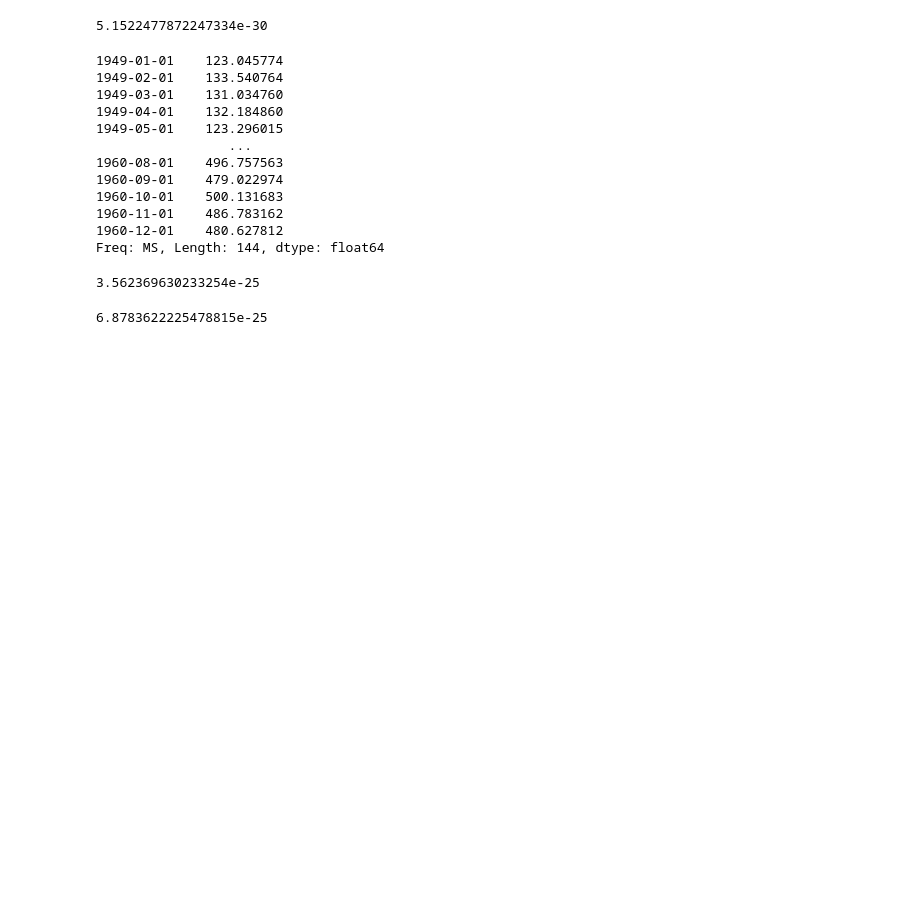
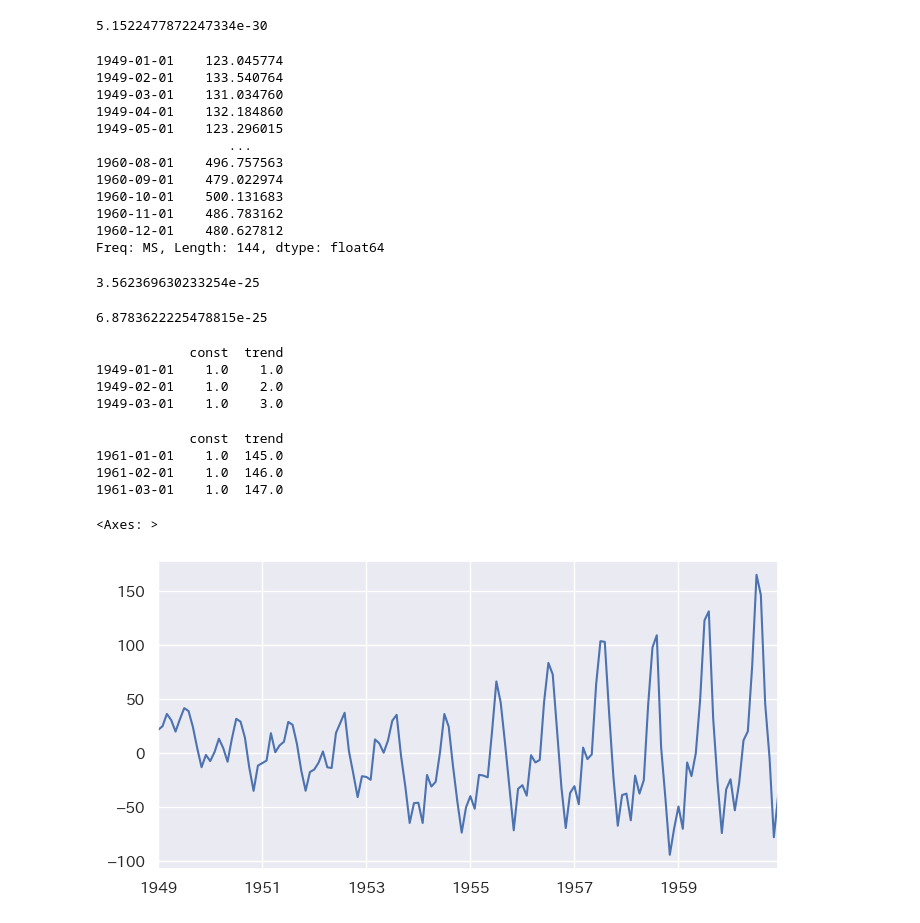
Before and after one commit to maton369/Python_Time_Series_Intro, a Jupyter notebook: 3-2-季節調整とトレンド除去.ipynb, the cells around one changed output. Cells and saved outputs as stored; diff of their text form; code cells hidden in the pictures; blank space fills up the shorter version.

```diff
--- a/3-2-季節調整とトレンド除去.ipynb
+++ b/3-2-季節調整とトレンド除去.ipynb
@@ -745,3 +745,79 @@ desea_sk_mul = transformer_mul.fit_transform(air_passengers.to_period())
 sum((desea_sk_mul["value"] - deseasonalized_mul.to_period()) ** 2)
 # %% [output]
 6.8783622225478815e-25
+# %%
+# ==========================================================
+# トレンド（説明変数）の生成
+# ==========================================================
+# TimeTrend：
+#   statsmodels.tsa.deterministic に含まれる補助クラス。
+#   時系列データに対してトレンド（時間の進行を表す変数）を生成する。
+#
+# constant=True：
+#   定数項（切片）を含める。回帰モデルで y = β₀ + β₁t の形になる。
+#
+# order=1：
+#   1次のトレンド（線形トレンド）を作成する設定。
+#   2次以上を指定すると二次曲線的トレンドも表現可能。
+#
+# in_sample()：
+#   指定されたインデックス（ここでは air_passengers の年月）に基づき、
+#   トレンド変数をデータフレーム形式で出力する。
+# ==========================================================
+
+trend_generator = TimeTrend(constant=True, order=1)
+exog = trend_generator.in_sample(air_passengers.index)
+
+# 生成された説明変数（トレンド成分）の確認
+print(exog.head(3))
+# %% [output]
+            const  trend
+1949-01-01    1.0    1.0
+1949-02-01    1.0    2.0
+1949-03-01    1.0    3.0
+# %%
+# ==========================================================
+# 参考：将来予測用のトレンド（説明変数）の生成
+# ==========================================================
+# out_of_sample(steps, index)
+#   → 既存データ（air_passengers.index）の後ろに続く未来時点の
+#      トレンド変数を生成する。
+#
+# 引数：
+#   steps：生成したい将来の期間数（ここでは 3 期先まで）
+#   index：既存のインデックス（＝観測済みデータの時間軸）
+#
+# 出力：
+#   将来3期分の「定数項」と「トレンド値（t）」を含むDataFrame。
+#   モデルの予測に利用することができる。
+# ==========================================================
+
+print(trend_generator.out_of_sample(3, air_passengers.index))
+# %% [output]
+            const  trend
+1961-01-01    1.0  145.0
+1961-02-01    1.0  146.0
+1961-03-01    1.0  147.0
+# %%
+# ==========================================================
+# 線形トレンドの推定とトレンド除去（加法型モデル）
+# ==========================================================
+# sm.OLS()：最小二乗法（Ordinary Least Squares）を用いた線形回帰モデル。
+# 説明変数（exog）は「TimeTrend」で生成された定数項＋時系列インデックス。
+#
+# ・lm_model.fittedvalues … トレンド成分（回帰による予測値）
+# ・air_passengers['value'] - lm_model.fittedvalues … 残差系列（トレンド除去後の系列）
+#
+# ここでは「観測値 = トレンド + 残差」という加法型モデルを前提とし、
+# トレンド成分を差し引いた系列を描画している。
+# ==========================================================
+
+# 線形回帰モデルの推定
+lm_model = sm.OLS(air_passengers, exog).fit()
+
+# 加法型のトレンド除去
+detrend_ols = air_passengers["value"] - lm_model.fittedvalues
+detrend_ols.plot()
+# %% [output]
+<Axes: >
+[figure, added]
```
Also changed, not shown: parts of 5 cells of this notebook.
